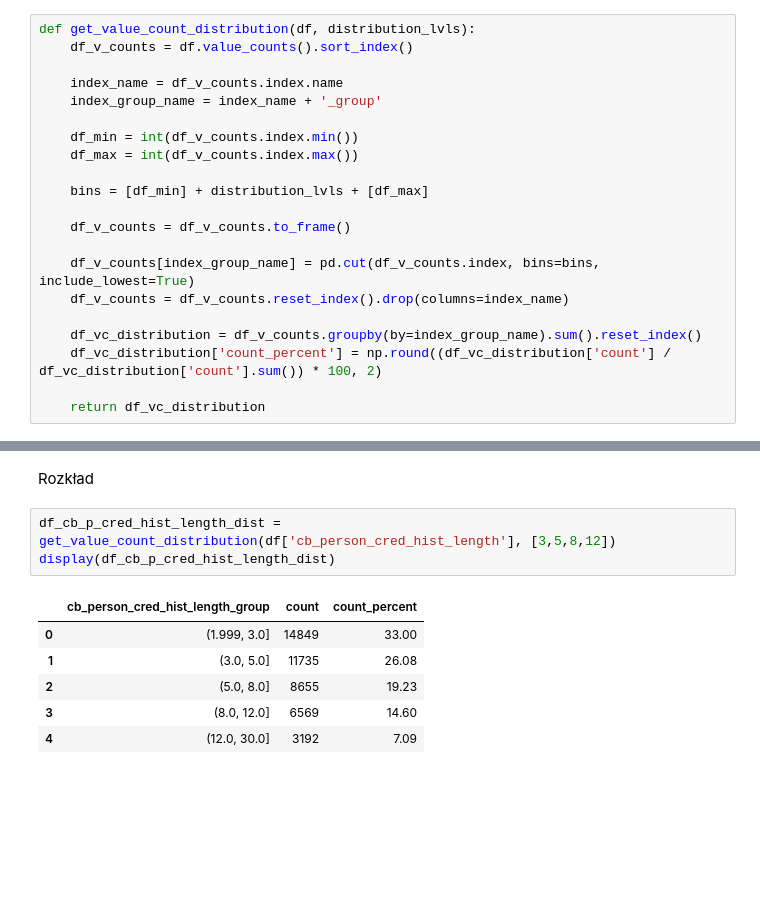
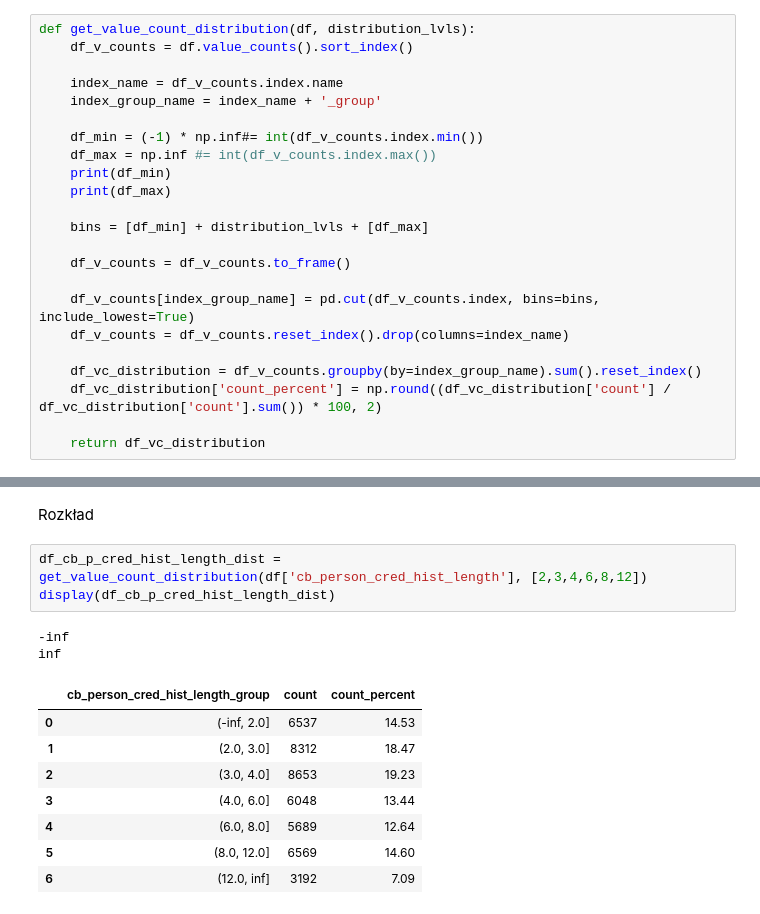
Before and after one commit to EmD4blju/loan_assistant, a Jupyter notebook: neural_core/analysis_01.ipynb, the cells around one changed output, grey strips where cells are left out. Drawn from its saved outputs; the diff is of its cells as text; blank space fills up the shorter version.

```diff
--- a/neural_core/analysis_01.ipynb
+++ b/neural_core/analysis_01.ipynb
@@ -53,8 +52,10 @@ def get_value_count_distribution(df, distribution_lvls):
     index_name = df_v_counts.index.name
     index_group_name = index_name + '_group'
 
-    df_min = int(df_v_counts.index.min())
-    df_max = int(df_v_counts.index.max())
+    df_min = (-1) * np.inf#= int(df_v_counts.index.min())
+    df_max = np.inf #= int(df_v_counts.index.max())
+    print(df_min)
+    print(df_max)
 
     bins = [df_min] + distribution_lvls + [df_max]
 
@@ -212,12 +223,16 @@ display(df_cb_p_cred_hist_length.sort_values('cb_person_cred_hist_length'))
 # %% [markdown]
 Rozkład
 # %%
-df_cb_p_cred_hist_length_dist = get_value_count_distribution(df['cb_person_cred_hist_length'], [3,5,8,12])
+df_cb_p_cred_hist_length_dist = get_value_count_distribution(df['cb_person_cred_hist_length'], [2,3,4,6,8,12])
 display(df_cb_p_cred_hist_length_dist)
 # %% [output]
+-inf
+inf
 |  | cb_person_cred_hist_length_group | count | count_percent |
-| 0 | (1.999, 3.0] | 14849 | 33.00 |
-| 1 | (3.0, 5.0] | 11735 | 26.08 |
-| 2 | (5.0, 8.0] | 8655 | 19.23 |
-| 3 | (8.0, 12.0] | 6569 | 14.60 |
-| 4 | (12.0, 30.0] | 3192 | 7.09 |
+| 0 | (-inf, 2.0] | 6537 | 14.53 |
+| 1 | (2.0, 3.0] | 8312 | 18.47 |
+| 2 | (3.0, 4.0] | 8653 | 19.23 |
+| 3 | (4.0, 6.0] | 6048 | 13.44 |
+| 4 | (6.0, 8.0] | 5689 | 12.64 |
+| 5 | (8.0, 12.0] | 6569 | 14.60 |
+| 6 | (12.0, inf] | 3192 | 7.09 |
```
Also changed, not shown: parts of 5 cells of this notebook.
